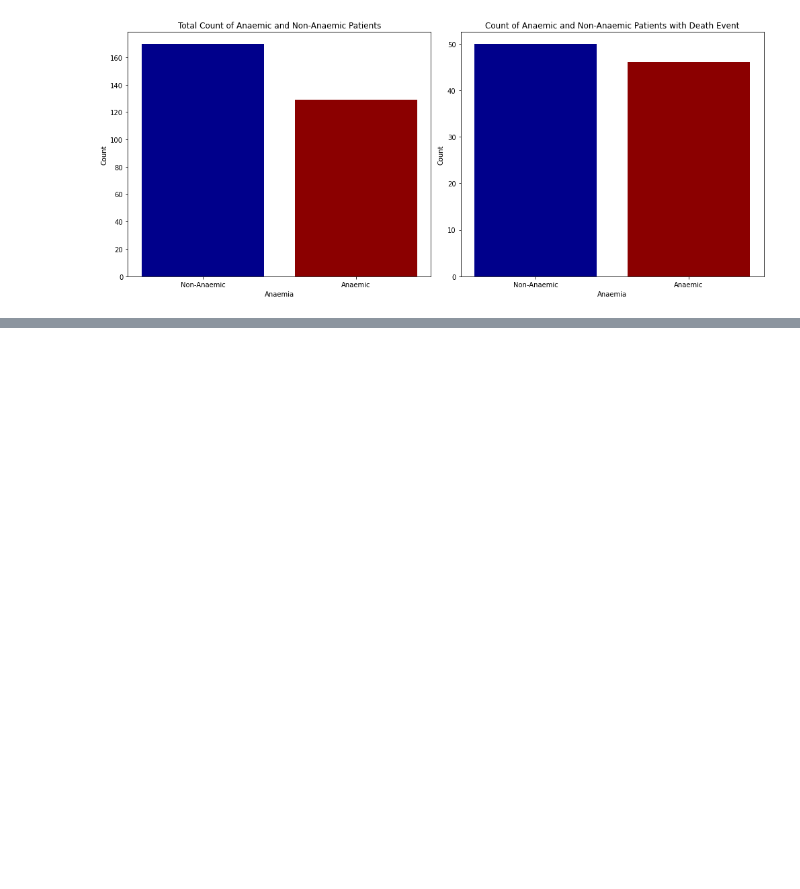
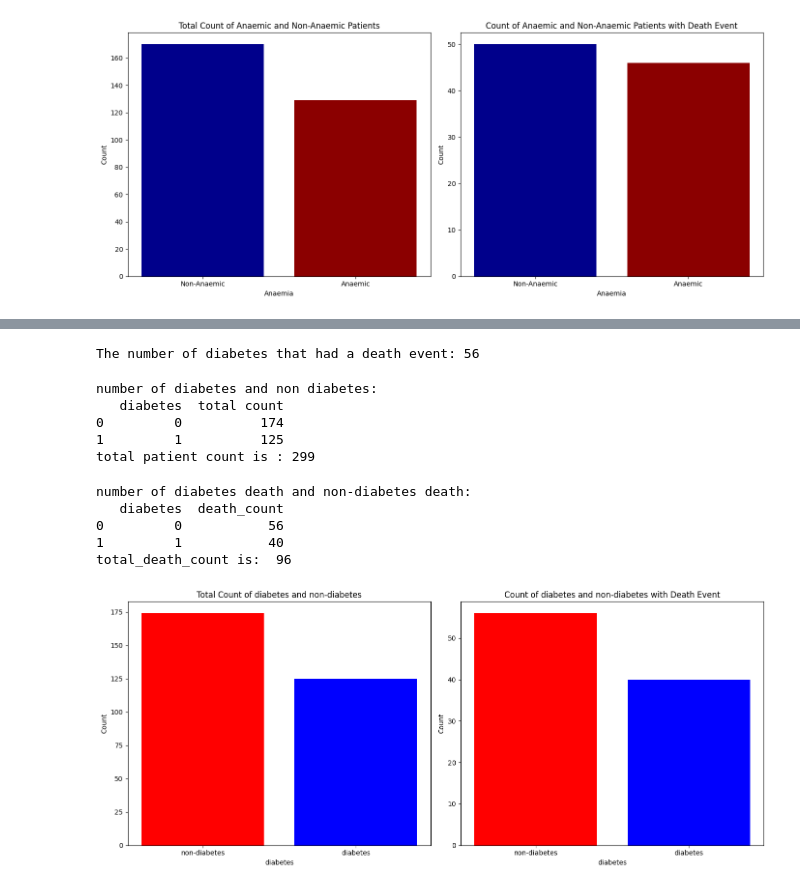
Before and after one commit to faiyted/Project-Cardiac-Disease, a Jupyter notebook: Group-Project.ipynb, the cells around one changed output, grey strips where cells are left out. Cells and saved outputs as stored; diff of their text form; code cells hidden in the pictures; blank space fills up the shorter version.

```diff
--- a/Group-Project.ipynb
+++ b/Group-Project.ipynb
@@ -343,0 +352,23 @@ plt.show()
+# %%
+# Non-diabetes patients that encountered a death event
+non_diabetes_death = heart_df[(heart_df["diabetes"] == 0) & (heart_df["DEATH_EVENT"]==1)]
+num_non_diabetes_death = len(non_diabetes_death)
+print(f"The number of diabetes that had a death event: {num_non_diabetes_death}")
+# %% [output]
+The number of diabetes that had a death event: 56
+# %%
+#Count total diabetes and non-diabetes
+
+total_patient_number = len(heart_df)
+
+patient_counts = heart_df["diabetes"].value_counts().rename_axis('diabetes').reset_index(name='total count')
+#diabetes_counts
+print(f"number of diabetes and non diabetes:")
+print(patient_counts)
+print(f"total patient count is : {total_patient_number}")
+# %% [output]
+number of diabetes and non diabetes:
+   diabetes  total count
+0         0          174
+1         1          125
+total patient count is : 299
@@ -343,0 +379,46 @@ plt.show()
+# %%
+#Count diabetes and non-diabetes with death events
+
+
+diabetes_death_event_counts = heart_df[heart_df["DEATH_EVENT"]==1]["diabetes"].value_counts().rename_axis('diabetes').reset_index(name='death_count')
+total_death_count = diabetes_death_event_counts['death_count'].sum()
+# diabetes_event_counts
+print("number of diabetes death and non-diabetes death:")
+print(diabetes_death_event_counts)
+print(f"total_death_count is:  {total_death_count}")
+# %% [output]
+number of diabetes death and non-diabetes death:
+   diabetes  death_count
+0         0           56
+1         1           40
+total_death_count is:  96
+# %%
+#Count total diabetes and non-diabetes
+diabetes_counts = heart_df['diabetes'].value_counts().rename_axis('diabetes').reset_index(name='total_count')
+
+#Count diabetes and non-diabetes with death events
+death_event_counts = heart_df[heart_df['DEATH_EVENT'] == 1]['diabetes'].value_counts().rename_axis('diabetes').reset_index(name='death_event_count')
+
+# Replace numeric diabetes values with labels
+diabetes_counts['diabetes'] = diabetes_counts['diabetes'].replace({1: 'diabetes', 0: 'non-diabetes'})
+death_event_counts['diabetes'] = death_event_counts['diabetes'].replace({1: 'diabetes', 0: 'non-diabetes'})
+
+# Plotting
+fig, axes = plt.subplots(nrows=1, ncols=2, figsize=(14, 6))
+
+# Bar plot for total counts
+axes[0].bar(diabetes_counts['diabetes'], diabetes_counts['total_count'], color=['red', 'blue'])
+axes[0].set_title('Total Count of diabetes and non-diabetes')
+axes[0].set_xlabel('diabetes')
+axes[0].set_ylabel('Count')
+
+# Bar plot for death event counts
+axes[1].bar(death_event_counts['diabetes'], death_event_counts['death_event_count'], color=['red', 'blue'])
+axes[1].set_title('Count of diabetes and non-diabetes with Death Event')
+axes[1].set_xlabel('diabetes')
+axes[1].set_ylabel('Count')
+
+plt.tight_layout()
+plt.show()
+# %% [output]
+[figure, added]
```
Also changed, not shown: parts of 14 cells of this notebook, 1 other file.
